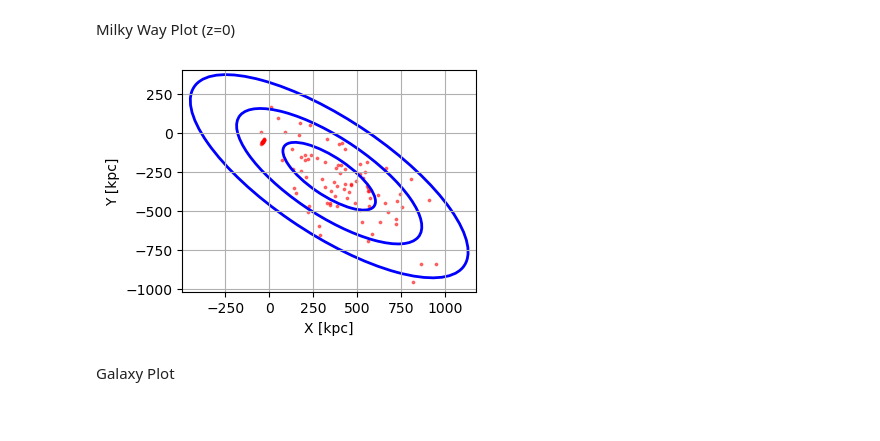
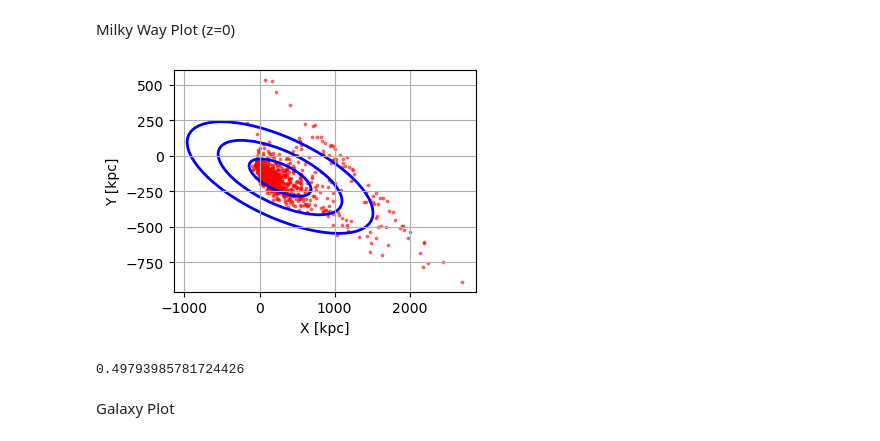
Before and after one commit to HaydenTedrake/HPV_project, a Jupyter notebook: Results/CraterII+HVS14.ipynb, the cells around one changed output. Drawn from its saved outputs; the diff is of its cells as text; code cells hidden in the pictures.

Commit message:
calculated p value mw is 2D

```diff
--- a/Results/CraterII+HVS14.ipynb
+++ b/Results/CraterII+HVS14.ipynb
@@ -761,9 +188,11 @@ hvs14_GC = hvs14.transform_to(coord.Galactocentric)
 hvs14_ics = gd.PhaseSpacePosition(pos=hvs14_GC.cartesian.xyz, vel=hvs14_GC.velocity.d_xyz)
 # %% [markdown]
 Milky Way Plot (z=0)
-# %%
-plot_mw(dict14, hvs14_ics)
-# %% [output]
-[figure, removed]
+# %%
+p_value = plot_closest(dict14, hvs14_ics, distance_mw, mw=True)
+print(p_value)
+# %% [output]
+[figure, added]
+0.49793985781724426
 # %% [markdown]
 Galaxy Plot
```
Also changed, not shown: parts of 6 cells of this notebook, 10 other files.
